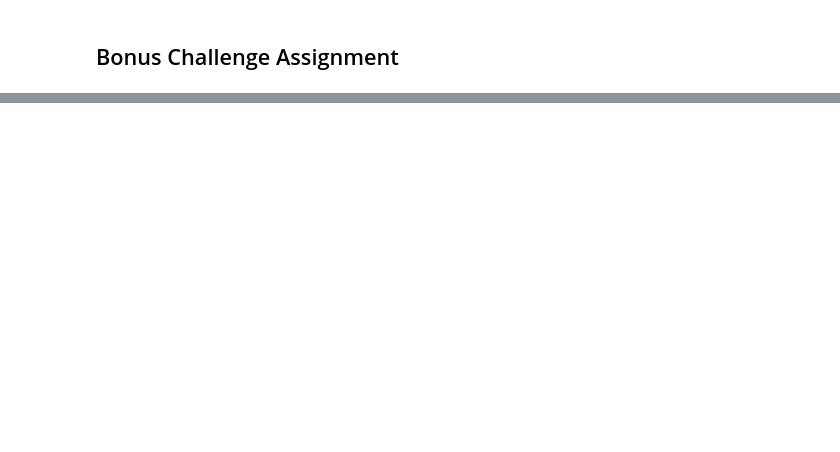
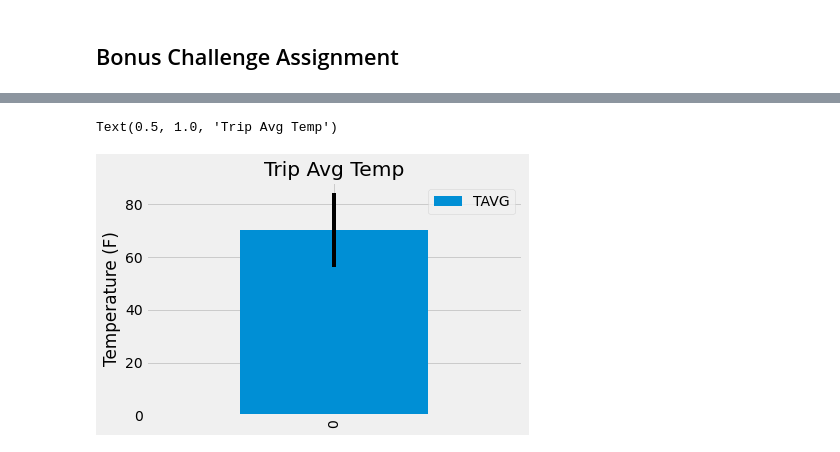
Before and after one commit to MrBadinger/SQLalchemy-Challenge, a Jupyter notebook: climate_starter.ipynb, the cells around one changed output, grey strips where cells are left out. Saved outputs shown, nothing was run; the diff lists cells and outputs as text; code cells hidden in the pictures; blank space fills up the shorter version.

```diff
--- a/climate_starter.ipynb
+++ b/climate_starter.ipynb
@@ -265,0 +265,18 @@ print(calc_temps('2012-02-28', '2012-03-05'))
+# %%
+# Use your previous function `calc_temps` to calculate the tmin, tavg, and tmax
+# for your trip using the previous year's data for those same dates.
+
+    # Record the dates of my vacation
+start_date = dt.datetime.strptime("2017-01-20", '%Y-%m-%d')
+endin_date = dt.datetime.strptime("2017-01-27", '%Y-%m-%d')
+print(f"My Hawaii vacation starts on {start_date}, and ends on {endin_date}")
+
+    # finds date that is 1 year before start of my vactation
+year_before_start_date = dt.date(start_date.year, start_date.month, start_date.day) - dt.timedelta(days=365)
+year_before_endin_date = dt.date(endin_date.year, endin_date.month, endin_date.day) - dt.timedelta(days=365)
+print(f"A year before the start and end of my Hawaii vacation was {year_before_start_date} and {year_before_endin_date}, respectivly.")
+
+las_years_temps = calc_temps(year_before_start_date, year_before_endin_date)
+
+previous_temps_df = pd.DataFrame(las_years_temps, columns=["TMIN", "TAVG", "TMAX"])
+previous_temps_df
@@ -266,8 +288,18 @@ print(calc_temps('2012-02-28', '2012-03-05'))
 # %%
 # Plot the results from your previous query as a bar chart.
 # Use "Trip Avg Temp" as your Title
 # Use the average temperature for the y value
 # Use the peak-to-peak (tmax-tmin) value as the y error bar (yerr)
+
+p_to_p = previous_temps_df["TMAX"]-previous_temps_df["TMIN"]
+
+previous_temps_plot = previous_temps_df.plot.bar(y="TAVG", yerr=p_to_p)
+
+previous_temps_plot.set_ylabel("Temperature (F)")
+previous_temps_plot.set_title("Trip Avg Temp")
+# %% [output]
+Text(0.5, 1.0, 'Trip Avg Temp')
+[figure, added]
 # %%
 # Calculate the total amount of rainfall per weather station for your trip dates using the previous year's matching dates.
 # Sort this in descending order by precipitation amount and list the station, name, latitude, longitude, and elevation
```
Also changed, not shown: parts of 14 cells of this notebook.
